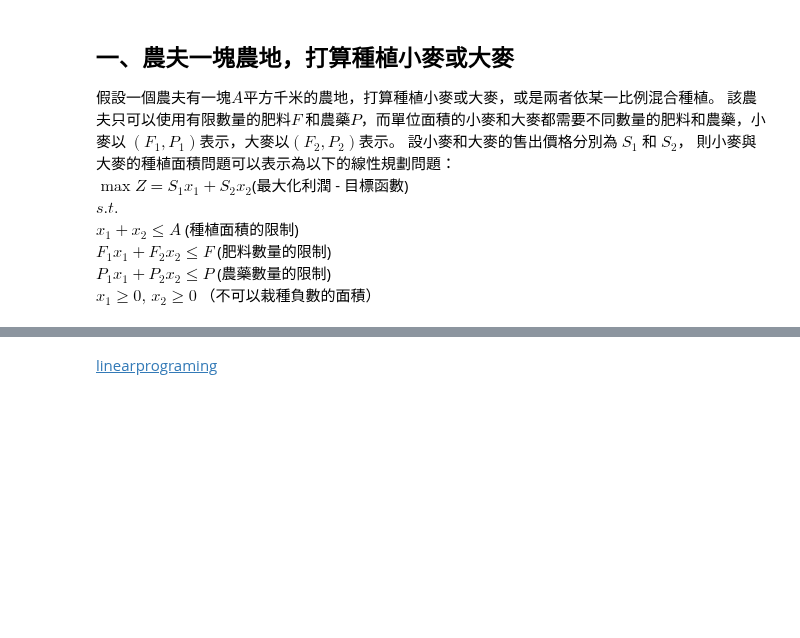
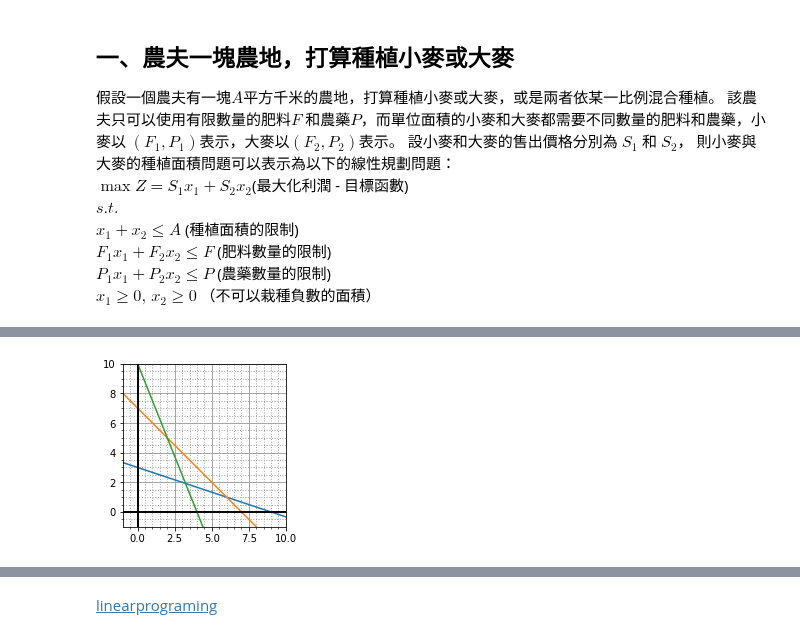
Before and after one commit to eddylin2015/mathsym, a Jupyter notebook: PF602.線性規劃.ipynb, the cells around one changed output, grey strips where cells are left out. Cells and saved outputs as stored; diff of their text form; code cells hidden in the pictures; blank space fills up the shorter version.

```diff
--- a/PF602.線性規劃.ipynb
+++ b/PF602.線性規劃.ipynb
@@ -133,3 +201,52 @@ print(res)
  問需如何運轉才能使開銷最低，又最低 的開銷為多少元？
 
  ![](https://mail.mbc.edu.mo/ckeditorimages/worknote_210_2_linearprogramming001.png)
+# %%
+import sympy as sp
+from sympy.geometry import Point, Circle, Triangle, Segment, Line, RegularPolygon
+import matplotlib.pyplot as plt
+from matplotlib.figure import Figure
+
+def PF602_PLOT(exprs,Path_):
+    try:
+        """
+        fig=Figure()
+        fig.set_figheight(3)
+        fig.set_figwidth(3)
+        ax=fig.subplots()
+        """
+        plt.close('all')
+        fig = plt.figure()
+        fig.set_figheight(3)
+        fig.set_figwidth(3)
+        ax = fig.add_subplot(1, 1, 1)
+        ax.set_aspect('equal')
+        ax.grid(axis='both',which='major',color=[166/255,166/255,166/255], linestyle='-', linewidth=1)
+        ax.minorticks_on()
+        ax.grid(axis='both',which='minor',color=[166/255,166/255,166/255], linestyle=':', linewidth=1)
+        for expr in exprs:
+            lam_x = sp.lambdify(x, expr, modules=['numpy'])
+            x_vals = np.linspace(-1, 10, 5)
+            y_vals = lam_x(x_vals)
+            ax.plot(x_vals, y_vals)
+            ax.axhline(0, color='black')
+            ax.axvline(0, color='black')
+        plt.xlim([-1,10])
+        plt.ylim([-1,10])
+        plt.show()
+        #fig.savefig(os.getcwd()+"\\static\\"+Path_)
+    except:
+        return None
+    return Path_
+
+
+def GetKey():
+    return "3.1415926"
+
+x,y=sp.symbols("x,y")
+exprs=[(9-x)/3 ,7-x,(20-5*x) /2]
+Qid=1
+TE={}
+TE["PlotImg"]=PF602_PLOT(exprs,"img"+GetKey()+str(Qid)+".png")
+# %% [output]
+[figure, added]
```
Also changed, not shown: parts of 10 cells of this notebook, 5 other files.
